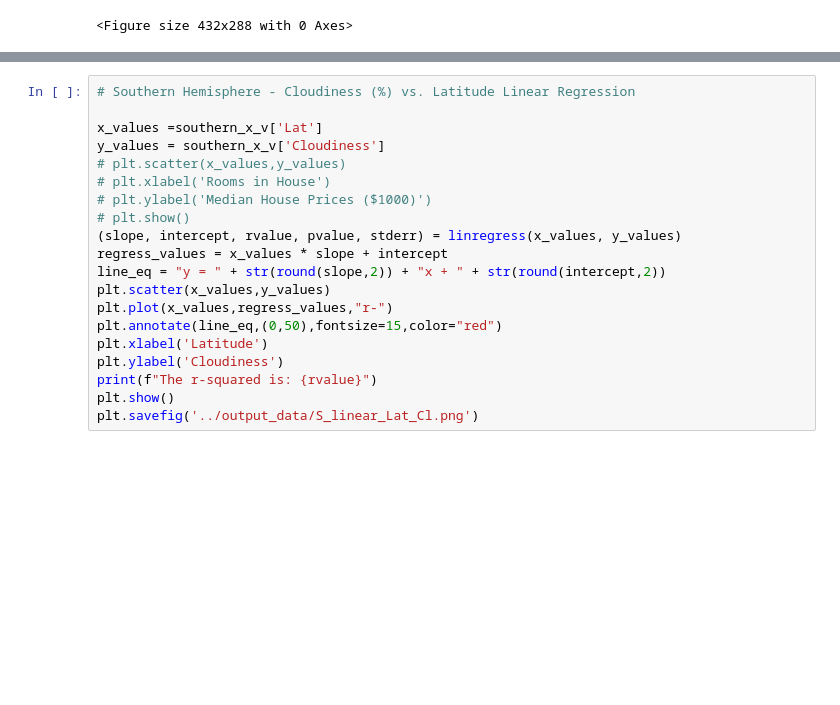
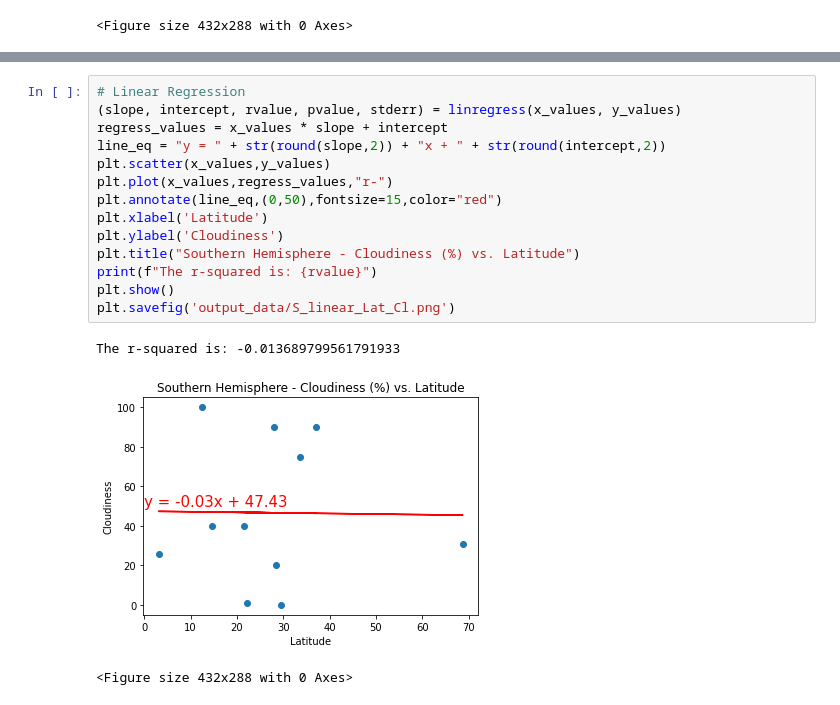
Before and after one commit to TinaKuo77/Python_API-Challenging, a Jupyter notebook: WeatherPy/WeatherPy.ipynb, the cells around one changed output, grey strips where cells are left out. Drawn from its saved outputs; the diff is of its cells as text; blank space fills up the shorter version.

```diff
--- a/WeatherPy/WeatherPy.ipynb
+++ b/WeatherPy/WeatherPy.ipynb
@@ -269,20 +281,18 @@ The r-squared is: 0.0289938269398786
 # %%
-# Southern Hemisphere - Cloudiness (%) vs. Latitude Linear Regression
-
-x_values =southern_x_v['Lat']
-y_values = southern_x_v['Cloudiness']
-# plt.scatter(x_values,y_values)
-# plt.xlabel('Rooms in House')
-# plt.ylabel('Median House Prices ($1000)')
-# plt.show()
+# Linear Regression
 (slope, intercept, rvalue, pvalue, stderr) = linregress(x_values, y_values)
 regress_values = x_values * slope + intercept
 line_eq = "y = " + str(round(slope,2)) + "x + " + str(round(intercept,2))
 plt.scatter(x_values,y_values)
 plt.plot(x_values,regress_values,"r-")
 plt.annotate(line_eq,(0,50),fontsize=15,color="red")
 plt.xlabel('Latitude')
 plt.ylabel('Cloudiness')
+plt.title("Southern Hemisphere - Cloudiness (%) vs. Latitude")
 print(f"The r-squared is: {rvalue}")
 plt.show()
-plt.savefig('../output_data/S_linear_Lat_Cl.png')
+plt.savefig('output_data/S_linear_Lat_Cl.png')
+# %% [output]
+The r-squared is: -0.013689799561791933
+[figure, added]
+<Figure size 432x288 with 0 Axes>
```
Also changed, not shown: parts of 1 cell of this notebook.
